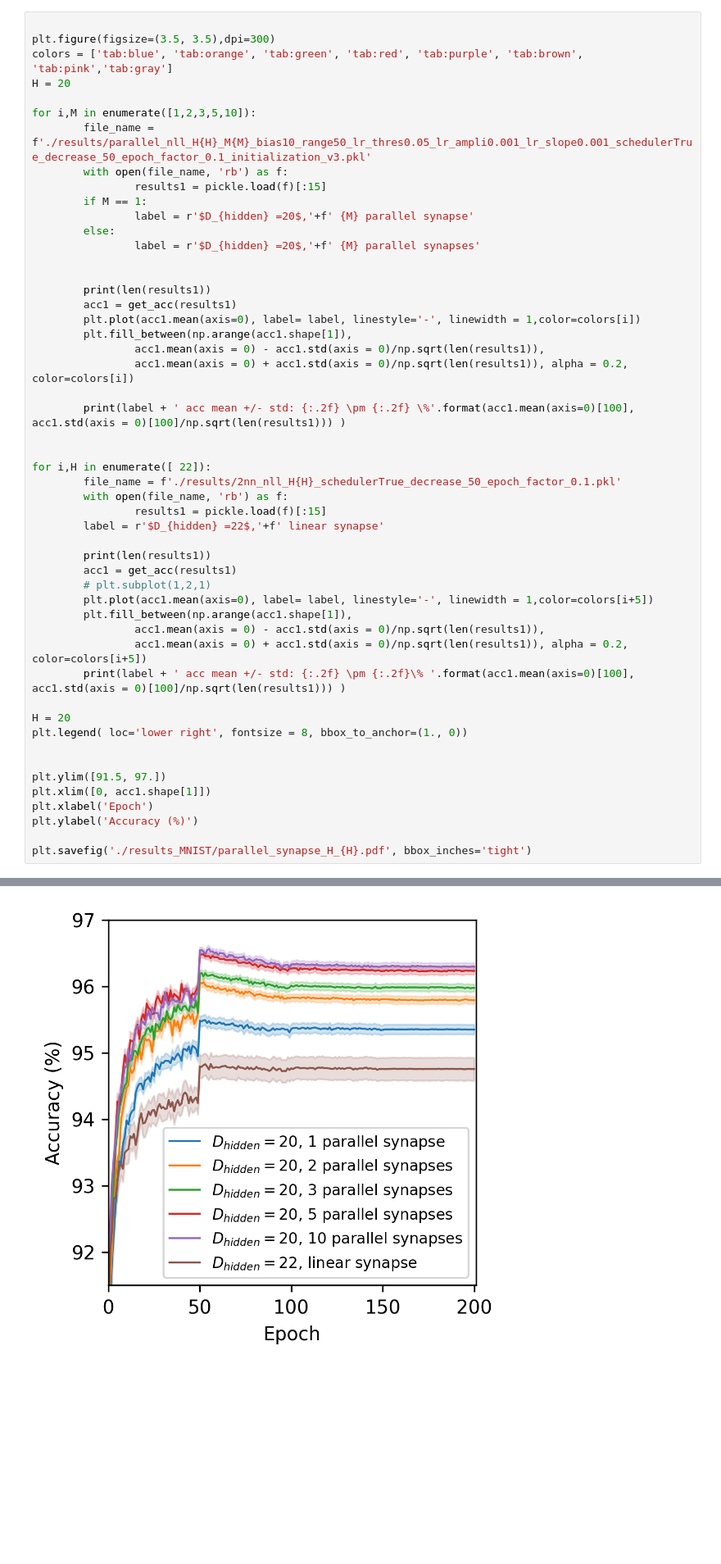
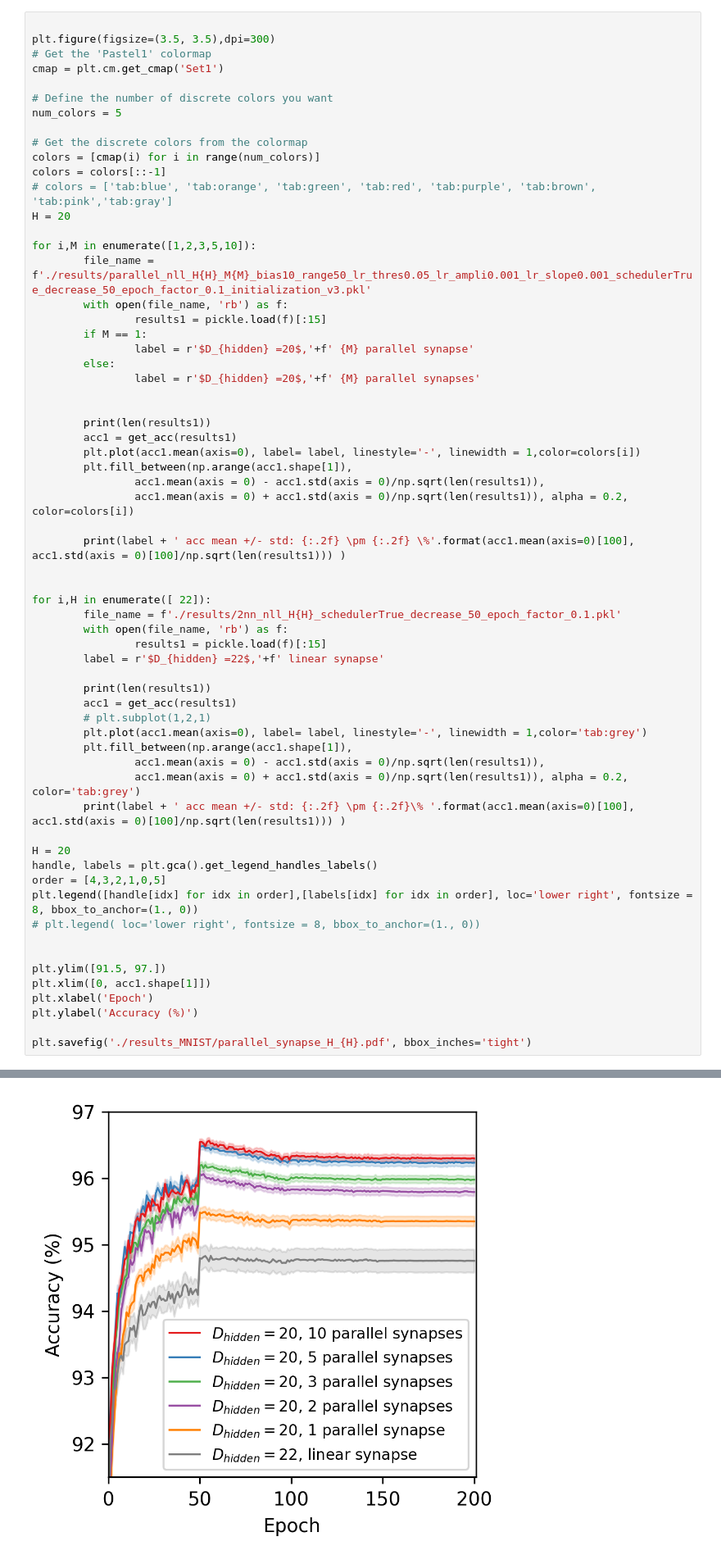
Before and after one commit to london-and-tequila/parallel_synapse_MNIST, a Jupyter notebook: 10-25-2023-Plot_results.ipynb, the cells around one changed output, grey strips where cells are left out. Shown at 82% size. Saved outputs shown, nothing was run; the diff lists cells and outputs as text; blank space fills up the shorter version.

```diff
--- a/10-25-2023-Plot_results.ipynb
+++ b/10-25-2023-Plot_results.ipynb
@@ -7,7 +7,16 @@ from network import *
 # %%
 
 plt.figure(figsize=(3.5, 3.5),dpi=300)
-colors = ['tab:blue', 'tab:orange', 'tab:green', 'tab:red', 'tab:purple', 'tab:brown', 'tab:pink','tab:gray']
+# Get the 'Pastel1' colormap
+cmap = plt.cm.get_cmap('Set1')
+
+# Define the number of discrete colors you want
+num_colors = 5
+
+# Get the discrete colors from the colormap
+colors = [cmap(i) for i in range(num_colors)]
+colors = colors[::-1]
+# colors = ['tab:blue', 'tab:orange', 'tab:green', 'tab:red', 'tab:purple', 'tab:brown', 'tab:pink','tab:gray']
 H = 20
 
 for i,M in enumerate([1,2,3,5,10]):
@@ -38,36 +47,39 @@ for i,H in enumerate([ 22]):
 
         print(len(results1))
         acc1 = get_acc(results1)
         # plt.subplot(1,2,1)
-        plt.plot(acc1.mean(axis=0), label= label, linestyle='-', linewidth = 1,color=colors[i+5])
+        plt.plot(acc1.mean(axis=0), label= label, linestyle='-', linewidth = 1,color='tab:grey')
         plt.fill_between(np.arange(acc1.shape[1]),
                 acc1.mean(axis = 0) - acc1.std(axis = 0)/np.sqrt(len(results1)),
-                acc1.mean(axis = 0) + acc1.std(axis = 0)/np.sqrt(len(results1)), alpha = 0.2, color=colors[i+5])
+                acc1.mean(axis = 0) + acc1.std(axis = 0)/np.sqrt(len(results1)), alpha = 0.2, color='tab:grey')
         print(label + ' acc mean +/- std: {:.2f} \pm {:.2f}\% '.format(acc1.mean(axis=0)[100], acc1.std(axis = 0)[100]/np.sqrt(len(results1))) )
 
 H = 20
-plt.legend( loc='lower right', fontsize = 8, bbox_to_anchor=(1., 0))
+handle, labels = plt.gca().get_legend_handles_labels()
+order = [4,3,2,1,0,5]
+plt.legend([handle[idx] for idx in order],[labels[idx] for idx in order], loc='lower right', fontsize = 8, bbox_to_anchor=(1., 0))
+# plt.legend( loc='lower right', fontsize = 8, bbox_to_anchor=(1., 0))
 
 
 plt.ylim([91.5, 97.])
 plt.xlim([0, acc1.shape[1]])
 plt.xlabel('Epoch')
 plt.ylabel('Accuracy (%)')
 
 plt.savefig('./results_MNIST/parallel_synapse_H_{H}.pdf', bbox_inches='tight')
 # %% [output]
 15
 $D_{hidden} =20$, 1 parallel synapse acc mean +/- std: 95.36 \pm 0.08 \%
 15
 $D_{hidden} =20$, 2 parallel synapses acc mean +/- std: 95.83 \pm 0.06 \%
 15
 $D_{hidden} =20$, 3 parallel synapses acc mean +/- std: 96.01 \pm 0.06 \%
 15
 $D_{hidden} =20$, 5 parallel synapses acc mean +/- std: 96.27 \pm 0.06 \%
 15
 $D_{hidden} =20$, 10 parallel synapses acc mean +/- std: 96.33 \pm 0.05 \%
 15
 $D_{hidden} =22$, linear synapse acc mean +/- std: 94.77 \pm 0.17\%
-[figure, old version]
+[figure, new version]
 # %% [markdown]
 ## parallel synapse, model statistics:
```
Also changed, not shown: parts of 7 cells of this notebook, 14 other files.
